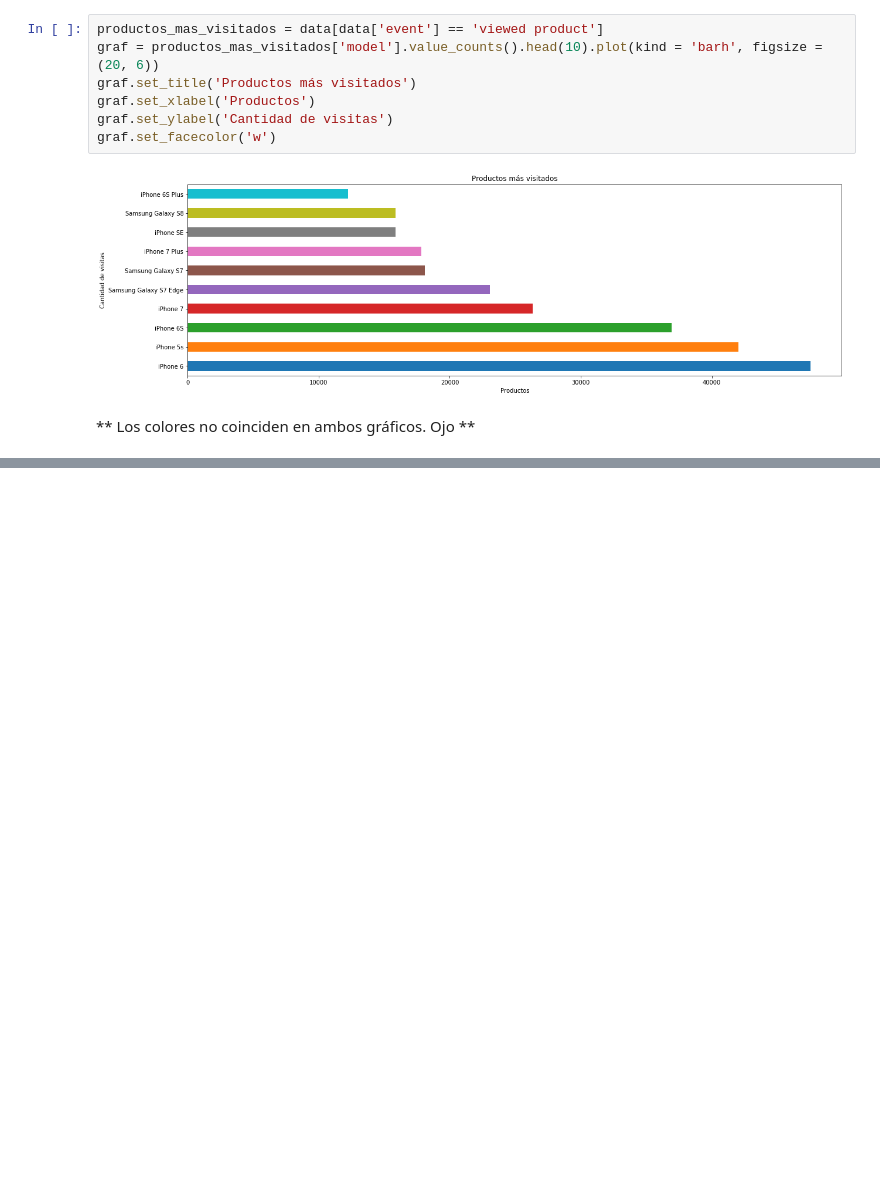
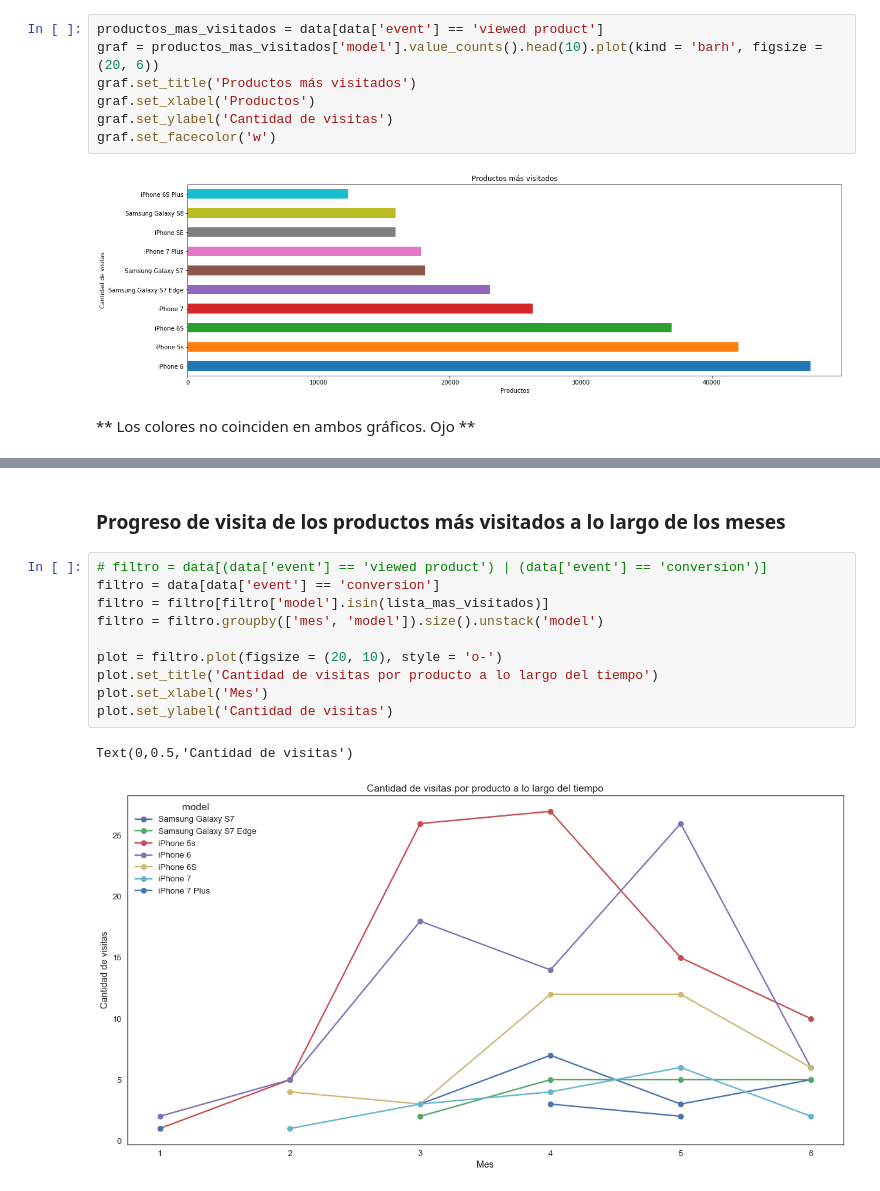
Before and after one commit to sebalogue/tp1-datos, a Jupyter notebook: src/Introduccion/2. analisis-productos.ipynb, the cells around one changed output, grey strips where cells are left out. Cells and saved outputs as stored; diff of their text form; blank space fills up the shorter version.

```diff
--- a/src/Introduccion/2. analisis-productos.ipynb
+++ b/src/Introduccion/2. analisis-productos.ipynb
@@ -48,0 +61,15 @@ productos_mas_convertidos = productos_mas_convertidos.set_index(['model', 'event
+# %% [markdown]
+### Progreso de visita de los productos más visitados a lo largo de los meses
+# %%
+# filtro = data[(data['event'] == 'viewed product') | (data['event'] == 'conversion')]
+filtro = data[data['event'] == 'conversion']
+filtro = filtro[filtro['model'].isin(lista_mas_visitados)]
+filtro = filtro.groupby(['mes', 'model']).size().unstack('model')
+
+plot = filtro.plot(figsize = (20, 10), style = 'o-')
+plot.set_title('Cantidad de visitas por producto a lo largo del tiempo')
+plot.set_xlabel('Mes')
+plot.set_ylabel('Cantidad de visitas')
+# %% [output]
+Text(0,0.5,'Cantidad de visitas')
+[figure, added]
```
Also changed, not shown: parts of 7 cells of this notebook, 1 other file.
